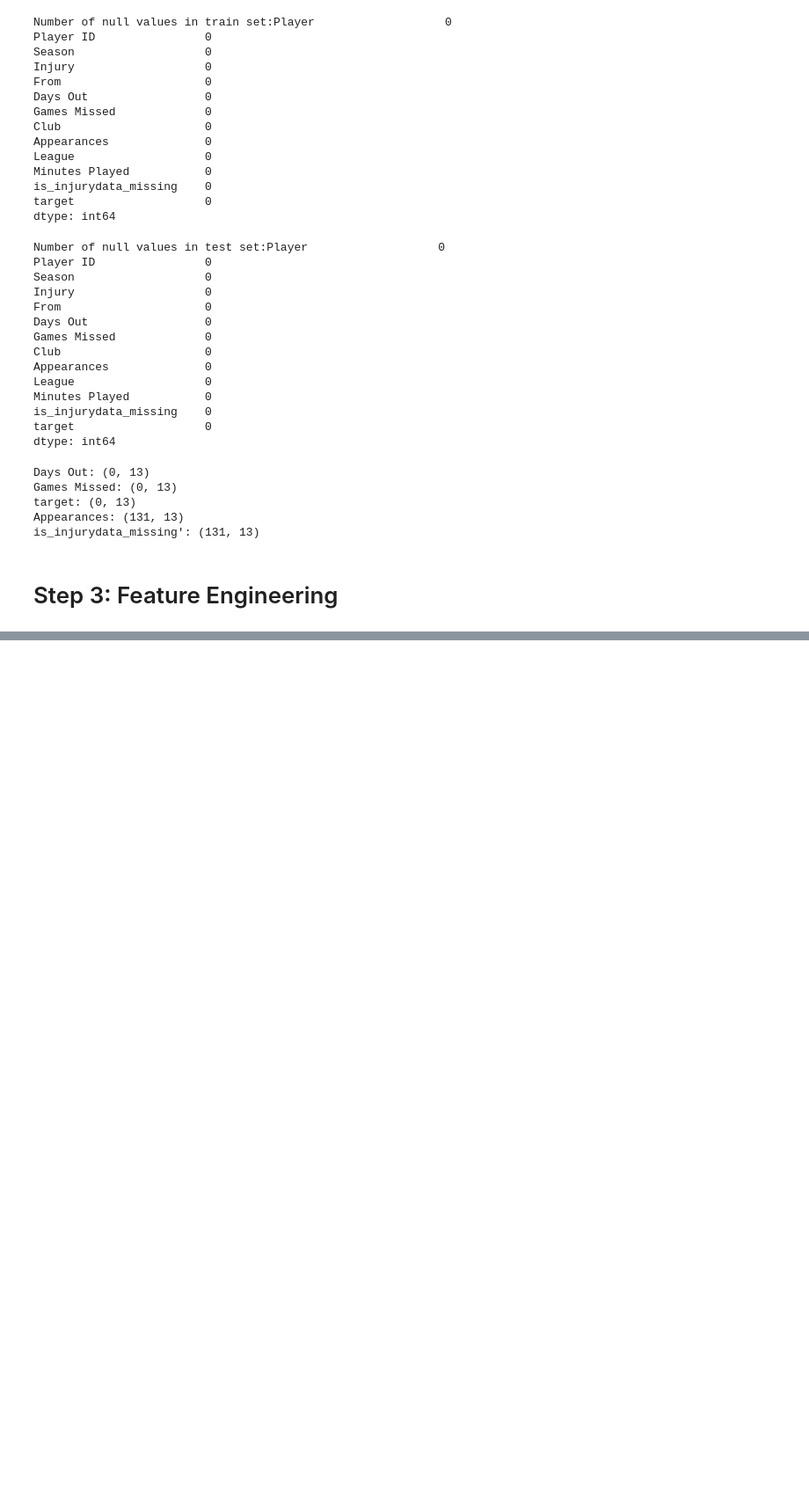
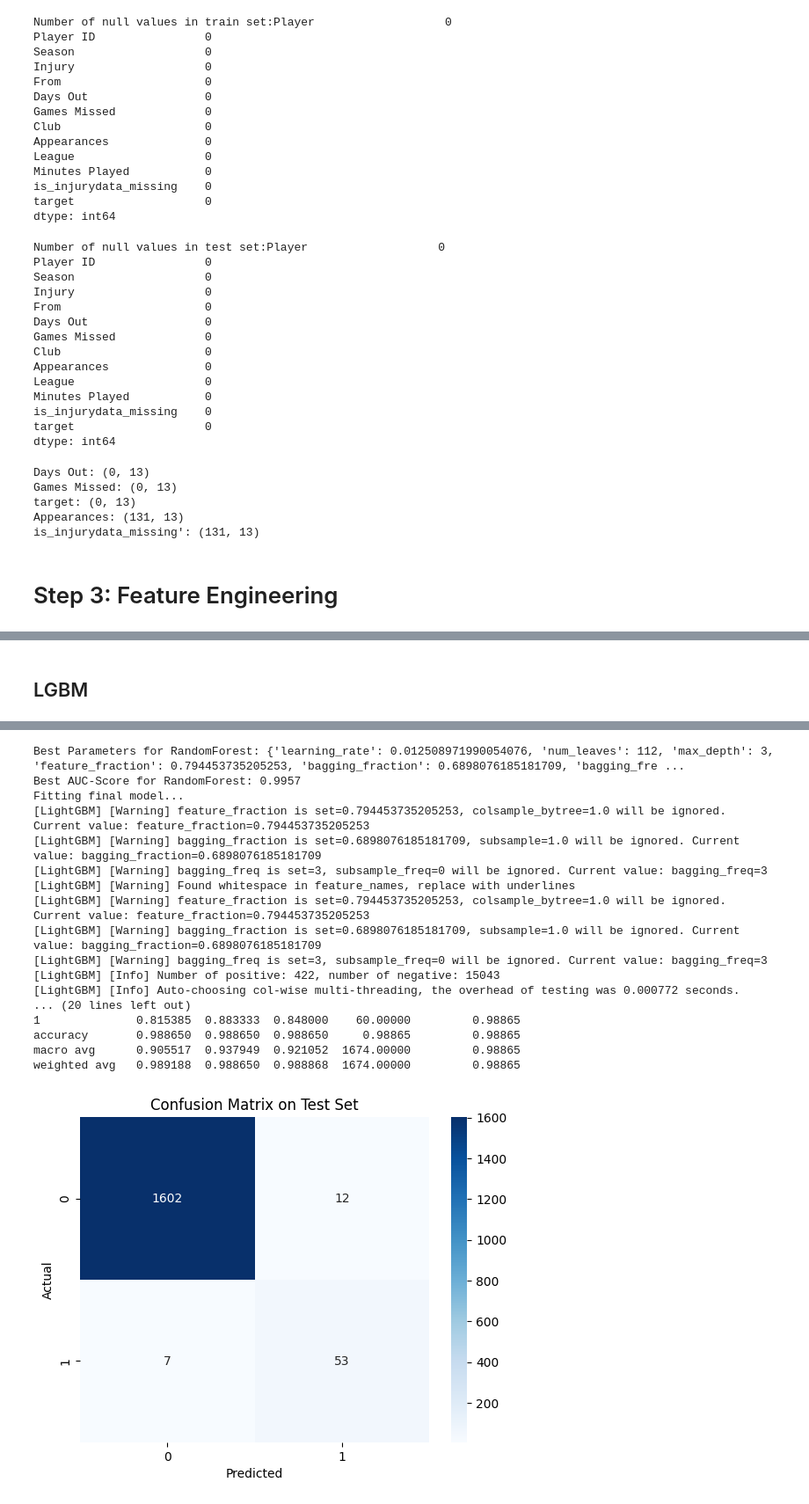
Before and after one commit to frknayk/InjuryPrediction, a Jupyter notebook: Modelling.ipynb, the cells around one changed output, grey strips where cells are left out. Shown at 88% size. Saved outputs shown, nothing was run; the diff lists cells and outputs as text; code cells hidden in the pictures; blank space fills up the shorter version.

```diff
--- a/Modelling.ipynb
+++ b/Modelling.ipynb
@@ -192,0 +289,23 @@ Accuracy Score: 0.96415770609319
+# %% [markdown]
+## LGBM
+# %%
+def lgbm_param_space(trial):
+    return {
+        "objective": "binary",
+        "boosting_type": "gbdt",
+        "learning_rate": trial.suggest_float("learning_rate", 0.01, 0.3, log=True),
+        "num_leaves": trial.suggest_int("num_leaves", 20, 150),
+        "max_depth": trial.suggest_int("max_depth", 3, 10),
+        "feature_fraction": trial.suggest_float("feature_fraction", 0.6, 1.0, log=True),
+        "bagging_fraction": trial.suggest_float("bagging_fraction", 0.6, 1.0, log=True),
+        "bagging_freq": trial.suggest_int("bagging_freq", 1, 7),
+        "min_child_samples": trial.suggest_int("min_child_samples", 10, 100),
+        "random_state": RANDOM_STATE,
+        # "early_stopping_rounds": 100,
+        "verbose":-1,
+        "scale_pos_weight": trial.suggest_float("scale_pos_weight", 1, 500, log=True),
+}
+
+best_params_lgbm, best_score_lgbm = cross_val_train_optuna(X_train, y_train, lgb.LGBMClassifier, lgbm_param_space)
+final_model__lgbm, results_lgbm  = fit_final_model(lgb.LGBMClassifier, X_train, y_train, X_test, y_test, best_params_lgbm)
+# %% [output]
@@ -192,0 +323,18 @@ Accuracy Score: 0.96415770609319
+Best Parameters for RandomForest: {'learning_rate': 0.012508971990054076, 'num_leaves': 112, 'max_depth': 3, 'feature_fraction': 0.794453735205253, 'bagging_fraction': 0.6898076185181709, 'bagging_fre ...
+Best AUC-Score for RandomForest: 0.9957
+Fitting final model...
+[LightGBM] [Warning] feature_fraction is set=0.794453735205253, colsample_bytree=1.0 will be ignored. Current value: feature_fraction=0.794453735205253
+[LightGBM] [Warning] bagging_fraction is set=0.6898076185181709, subsample=1.0 will be ignored. Current value: bagging_fraction=0.6898076185181709
+[LightGBM] [Warning] bagging_freq is set=3, subsample_freq=0 will be ignored. Current value: bagging_freq=3
+[LightGBM] [Warning] Found whitespace in feature_names, replace with underlines
+[LightGBM] [Warning] feature_fraction is set=0.794453735205253, colsample_bytree=1.0 will be ignored. Current value: feature_fraction=0.794453735205253
+[LightGBM] [Warning] bagging_fraction is set=0.6898076185181709, subsample=1.0 will be ignored. Current value: bagging_fraction=0.6898076185181709
+[LightGBM] [Warning] bagging_freq is set=3, subsample_freq=0 will be ignored. Current value: bagging_freq=3
+[LightGBM] [Info] Number of positive: 422, number of negative: 15043
+[LightGBM] [Info] Auto-choosing col-wise multi-threading, the overhead of testing was 0.000772 seconds.
+... (20 lines left out)
+1              0.815385  0.883333  0.848000    60.00000         0.98865
+accuracy       0.988650  0.988650  0.988650     0.98865         0.98865
+macro avg      0.905517  0.937949  0.921052  1674.00000         0.98865
+weighted avg   0.989188  0.988650  0.988868  1674.00000         0.98865
+[figure, added]
```
Also changed, not shown: parts of 15 cells of this notebook.
